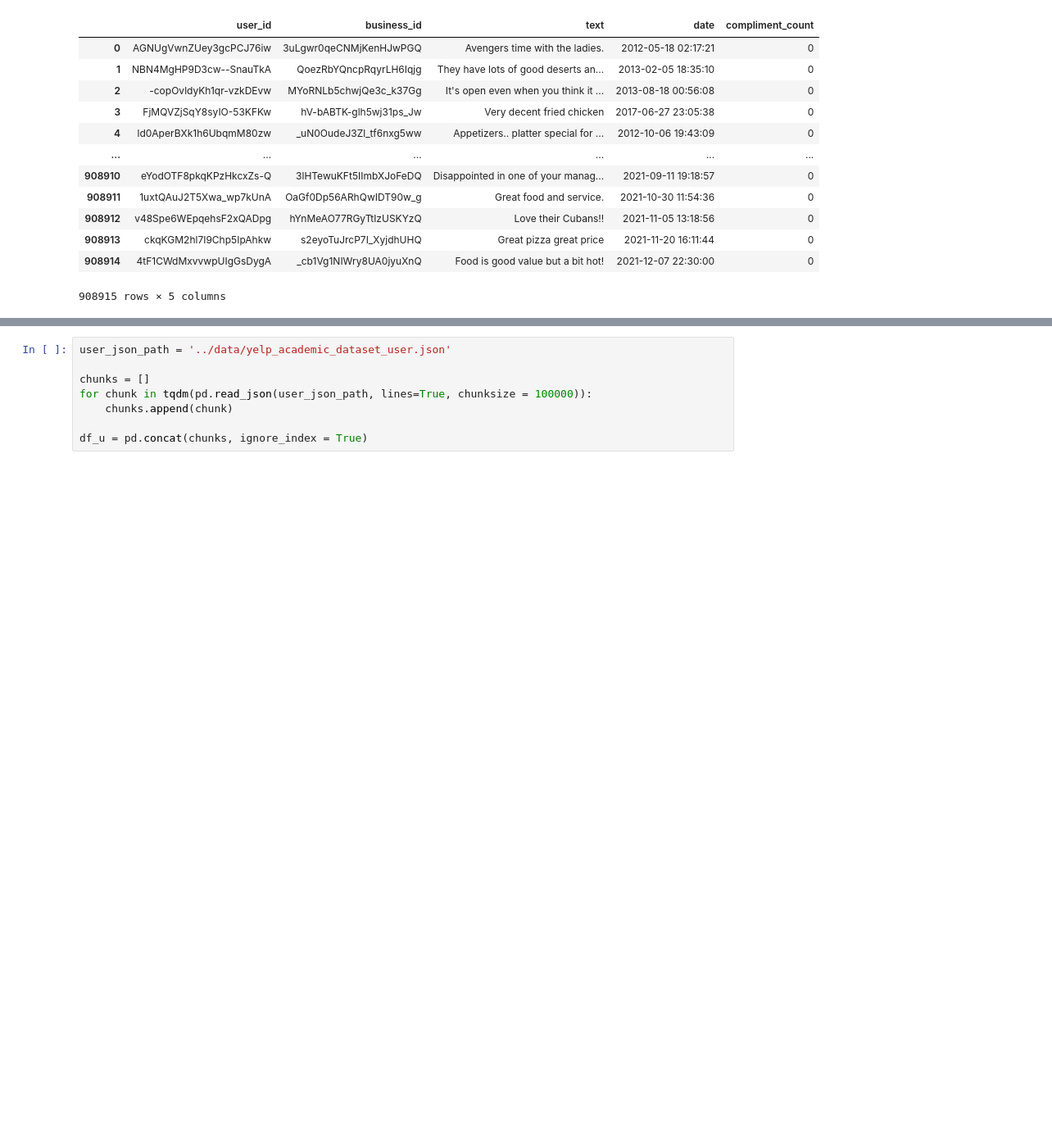
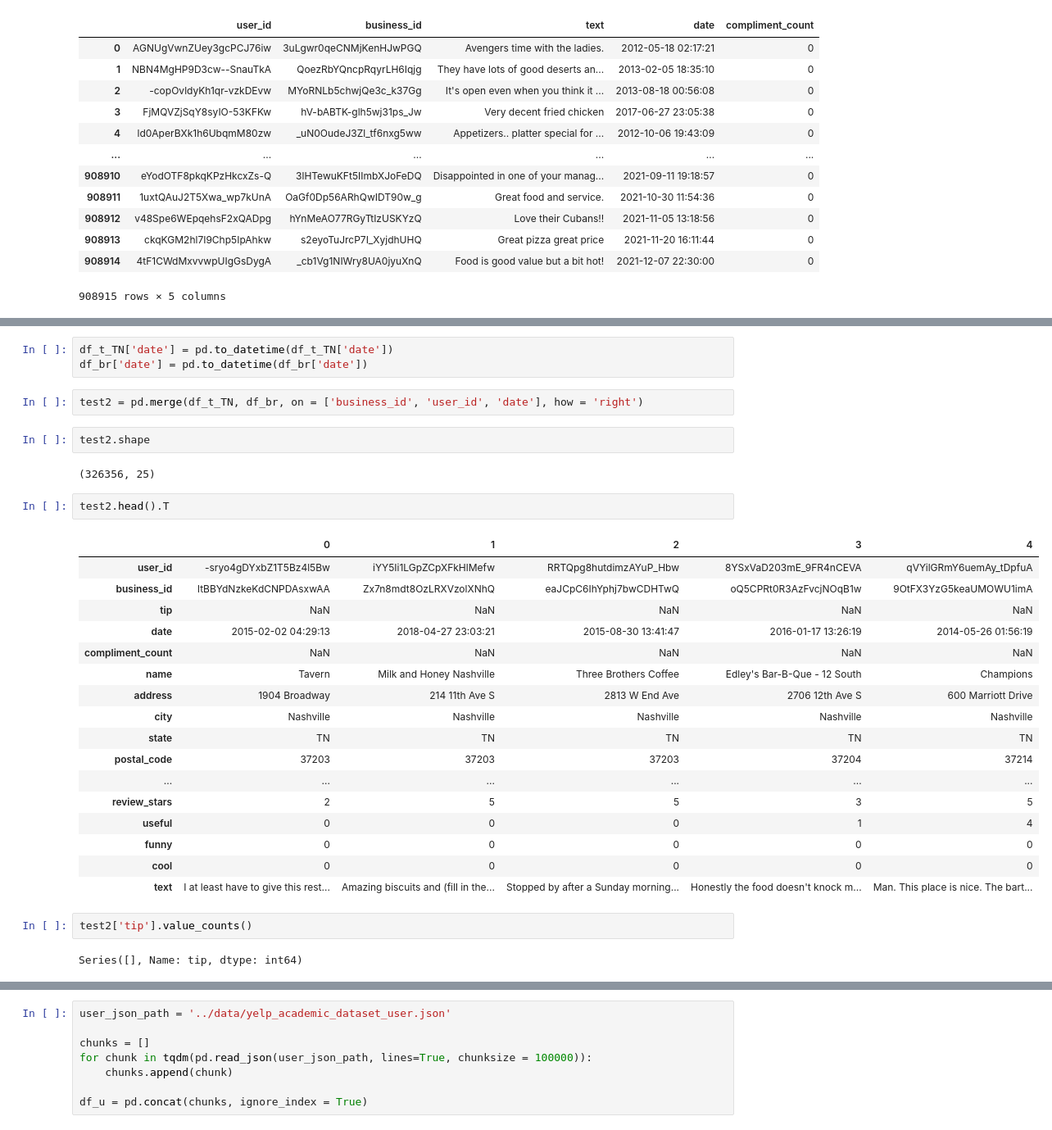
Before and after one commit to essetetsahai/capstone-yelp, a Jupyter notebook: notebooks/01_Data_Prep.ipynb, the cells around one changed output, grey strips where cells are left out. Shown at 82% size. Drawn from its saved outputs; the diff is of its cells as text; blank space fills up the shorter version.

```diff
--- a/notebooks/01_Data_Prep.ipynb
+++ b/notebooks/01_Data_Prep.ipynb
@@ -130 +505,34 @@ df_t
+# %%
+df_t_TN['date'] = pd.to_datetime(df_t_TN['date'])
+df_br['date'] = pd.to_datetime(df_br['date'])
+# %%
+test2 = pd.merge(df_t_TN, df_br, on = ['business_id', 'user_id', 'date'], how = 'right')
+# %%
+test2.shape
+# %% [output]
+(326356, 25)
+# %%
+test2.head().T
+# %% [output]
+|  | 0 | 1 | 2 | 3 | 4 |
+| user_id | -sryo4gDYxbZ1T5Bz4l5Bw | iYY5Ii1LGpZCpXFkHlMefw | RRTQpg8hutdimzAYuP_Hbw | 8YSxVaD203mE_9FR4nCEVA | qVYilGRmY6uemAy_tDpfuA |
+| business_id | ltBBYdNzkeKdCNPDAsxwAA | Zx7n8mdt8OzLRXVzolXNhQ | eaJCpC6IhYphj7bwCDHTwQ | oQ5CPRt0R3AzFvcjNOqB1w | 9OtFX3YzG5keaUMOWU1imA |
+| tip | NaN | NaN | NaN | NaN | NaN |
+| date | 2015-02-02 04:29:13 | 2018-04-27 23:03:21 | 2015-08-30 13:41:47 | 2016-01-17 13:26:19 | 2014-05-26 01:56:19 |
+| compliment_count | NaN | NaN | NaN | NaN | NaN |
+| name | Tavern | Milk and Honey Nashville | Three Brothers Coffee | Edley's Bar-B-Que - 12 South | Champions |
+| address | 1904 Broadway | 214 11th Ave S | 2813 W End Ave | 2706 12th Ave S | 600 Marriott Drive |
+| city | Nashville | Nashville | Nashville | Nashville | Nashville |
+| state | TN | TN | TN | TN | TN |
+| postal_code | 37203 | 37203 | 37203 | 37204 | 37214 |
+| ... | ... | ... | ... | ... | ... |
+| review_stars | 2 | 5 | 5 | 3 | 5 |
+| useful | 0 | 0 | 0 | 1 | 4 |
+| funny | 0 | 0 | 0 | 0 | 0 |
+| cool | 0 | 0 | 0 | 0 | 0 |
+| text | I at least have to give this rest... | Amazing biscuits and (fill in the... | Stopped by after a Sunday morning... | Honestly the food doesn't knock m... | Man. This place is nice. The bart... |
+# %%
+test2['tip'].value_counts()
+# %% [output]
+Series([], Name: tip, dtype: int64)
 # %% [markdown]
```
Also changed, not shown: parts of 58 cells of this notebook.
